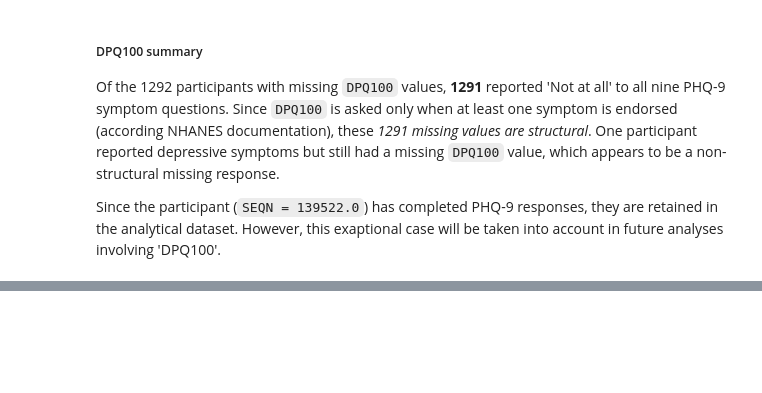
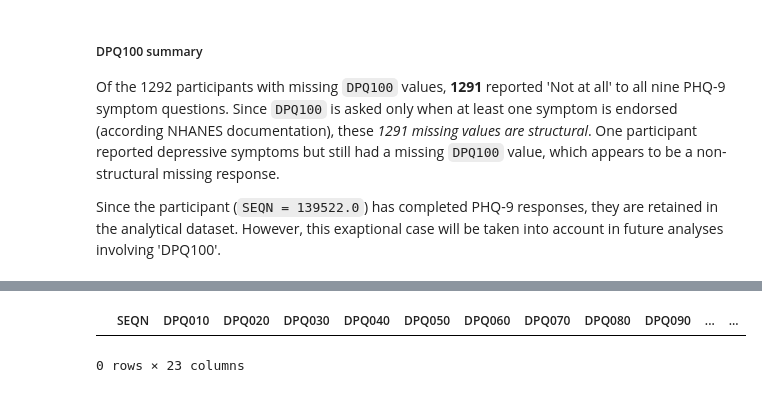
Before and after one commit to SabinaSid/NHANES_mental_health_analysis, a Jupyter notebook: Notebooks/01_demographics_and_depression.ipynb, the cells around one changed output, grey strips where cells are left out. Drawn from its saved outputs; the diff is of its cells as text; code cells hidden in the pictures; blank space fills up the shorter version.

```diff
--- a/Notebooks/01_demographics_and_depression.ipynb
+++ b/Notebooks/01_demographics_and_depression.ipynb
@@ -614,0 +642,6 @@ Since the participant (`SEQN = 139522.0`) has completed PHQ-9 responses, they ar
+# %%
+dmdborn4_category2 = dmdyrusr_missing[dmdyrusr_missing['DMDBORN4']!=1]
+dmdborn4_category2
+# %% [output]
+|  | SEQN | DPQ010 | DPQ020 | DPQ030 | DPQ040 | DPQ050 | DPQ060 | DPQ070 | DPQ080 | DPQ090 | ... | ... |
+0 rows × 23 columns
```
Also changed, not shown: parts of 4 cells of this notebook.
